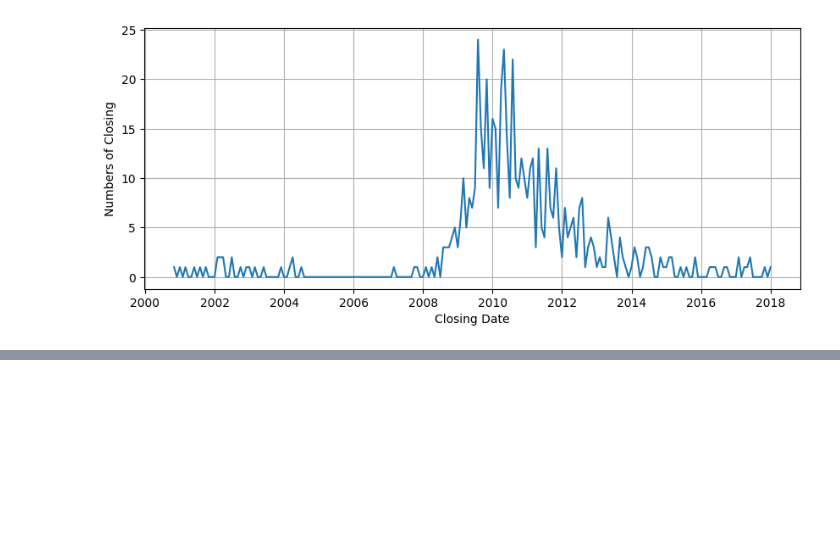
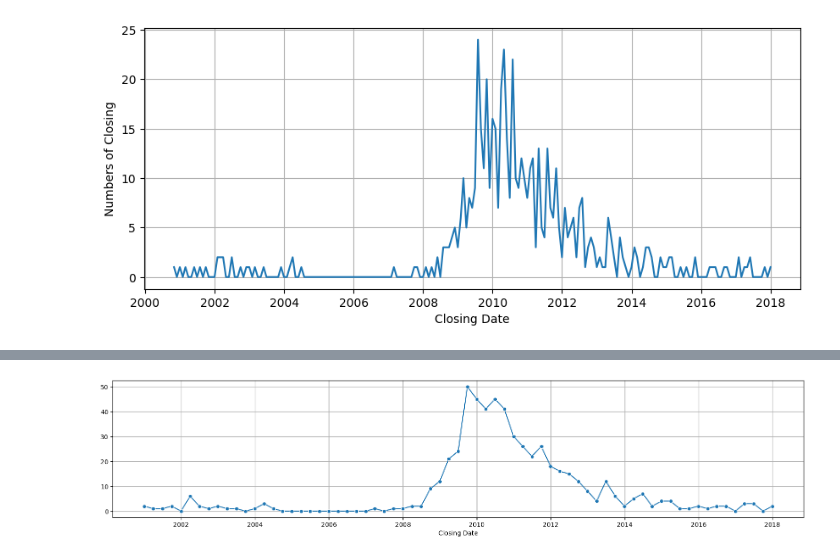
Before and after one commit to YounJJ/202511_BD53, a Jupyter notebook: lab_python/da15_datetime.ipynb, the cells around one changed output, grey strips where cells are left out. Cells and saved outputs as stored; diff of their text form; code cells hidden in the pictures; blank space fills up the shorter version.

```diff
--- a/lab_python/da15_datetime.ipynb
+++ b/lab_python/da15_datetime.ipynb
@@ -317,0 +454,4 @@ plt.show()
+# %%
+lineplot_resample(rule="QE")
+# %% [output]
+[figure, added]
```
Also changed, not shown: parts of 16 cells of this notebook.
